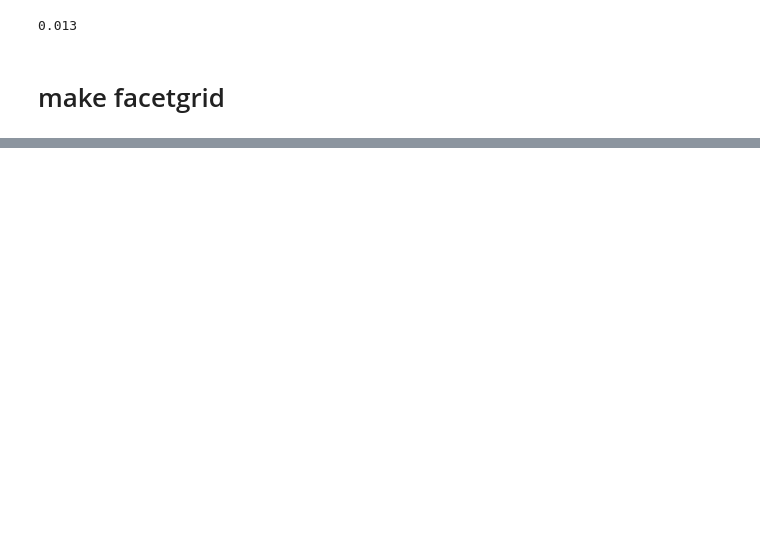
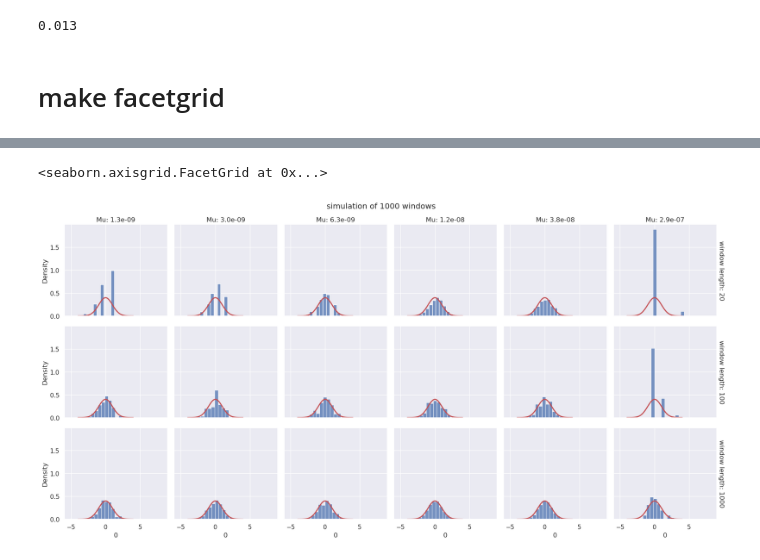
Before and after one commit to dajale423/raKLette, a Jupyter notebook: notebooks/method_validation/plot_standard_score.ipynb, the cells around one changed output, grey strips where cells are left out. Cells and saved outputs as stored; diff of their text form; code cells hidden in the pictures; blank space fills up the shorter version.

```diff
--- a/notebooks/method_validation/plot_standard_score.ipynb
+++ b/notebooks/method_validation/plot_standard_score.ipynb
@@ -146,0 +139,4 @@ plot_histogram(0, 1000, 1000)
+# %%
+mu_list = [0,2, 5, 10, 30, 50]
+length_list = [20, 100, 1000]
+window_num_list = [1000]
@@ -146,0 +159,23 @@ plot_histogram(0, 1000, 1000)
+# %%
+df = make_large_dataframe(mu_list, length_list, window_num_list, "log")
+
+sns.set_theme(style="darkgrid")
+g = sns.FacetGrid(df, col="mu", row="window_length", height=3, margin_titles=True)
+
+g.map(sns.histplot, 0, binwidth=0.5, kde=False, stat='density', label='samples')
+
+g.set_titles(col_template="Mu: {col_name}", row_template="window length: {row_name}")
+
+g.fig.suptitle('simulation of 1000 windows')
+
+def standard_normal(*args, **kwargs):
+    # x0, x1 = ax.get_xlim()  # extract the endpoints for the x-axis
+    x_pdf = np.linspace(-4, 4, 100)
+    y_pdf = scipy.stats.norm.pdf(x_pdf)
+
+    plt.plot(x_pdf, y_pdf, 'r', lw=2, label='pdf')
+
+g.map(standard_normal)
+# %% [output]
+<seaborn.axisgrid.FacetGrid at 0x...>
+[figure, added]
```
Also changed, not shown: parts of 22 cells of this notebook, 6 other files.
